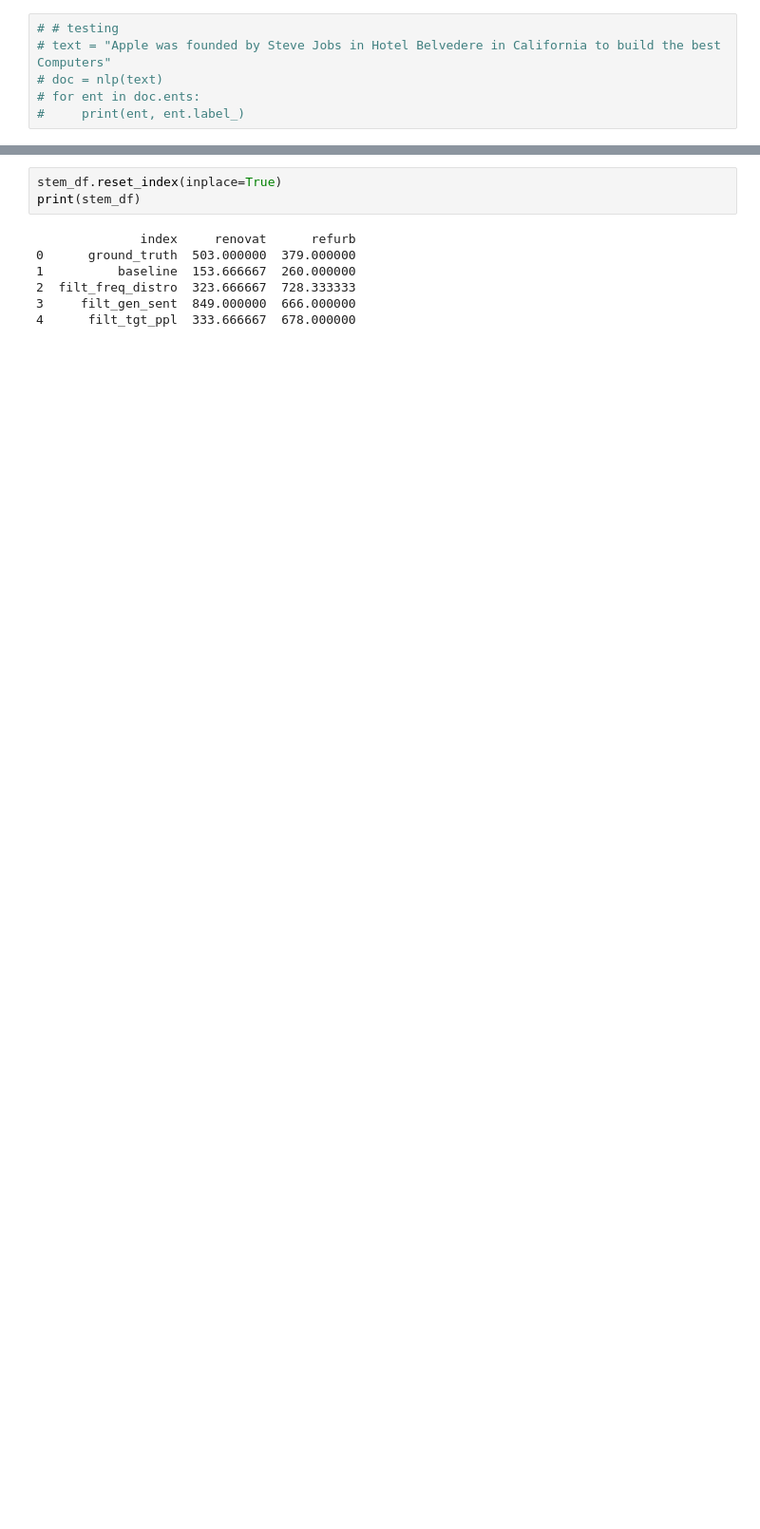
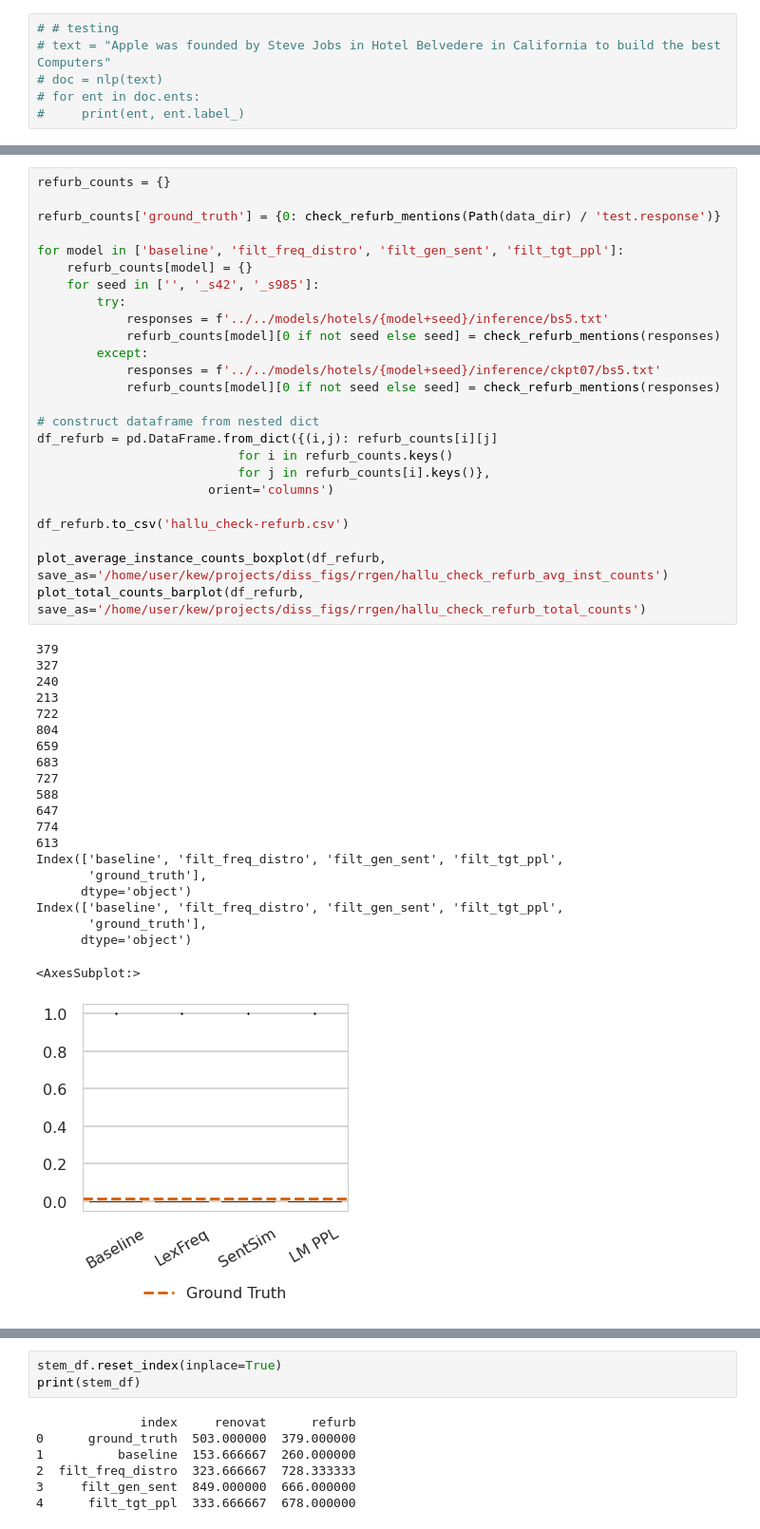
Before and after one commit to ZurichNLP/specific_hospo_respo, a Jupyter notebook: scripts/analyses/hallu_check.ipynb, the cells around one changed output, grey strips where cells are left out. Shown at 95% size. Cells and saved outputs as stored; diff of their text form; blank space fills up the shorter version.

```diff
--- a/scripts/analyses/hallu_check.ipynb
+++ b/scripts/analyses/hallu_check.ipynb
@@ -337,0 +295,47 @@ Index(['ground_truth', 'baseline', 'filt_freq_distro', 'filt_gen_sent',
+# %%
+refurb_counts = {}
+
+refurb_counts['ground_truth'] = {0: check_refurb_mentions(Path(data_dir) / 'test.response')}
+
+for model in ['baseline', 'filt_freq_distro', 'filt_gen_sent', 'filt_tgt_ppl']:
+    refurb_counts[model] = {}
+    for seed in ['', '_s42', '_s985']:
+        try:
+            responses = f'../../models/hotels/{model+seed}/inference/bs5.txt'
+            refurb_counts[model][0 if not seed else seed] = check_refurb_mentions(responses)
+        except:
+            responses = f'../../models/hotels/{model+seed}/inference/ckpt07/bs5.txt'
+            refurb_counts[model][0 if not seed else seed] = check_refurb_mentions(responses)
+
+# construct dataframe from nested dict
+df_refurb = pd.DataFrame.from_dict({(i,j): refurb_counts[i][j]
+                           for i in refurb_counts.keys()
+                           for j in refurb_counts[i].keys()},
+                       orient='columns')
+
+df_refurb.to_csv('hallu_check-refurb.csv')
+
+plot_average_instance_counts_boxplot(df_refurb, save_as='/home/user/kew/projects/diss_figs/rrgen/hallu_check_refurb_avg_inst_counts')
+plot_total_counts_barplot(df_refurb, save_as='/home/user/kew/projects/diss_figs/rrgen/hallu_check_refurb_total_counts')
+# %% [output]
+379
+327
+240
+213
+722
+804
+659
+683
+727
+588
+647
+774
+613
+Index(['baseline', 'filt_freq_distro', 'filt_gen_sent', 'filt_tgt_ppl',
+       'ground_truth'],
+      dtype='object')
+Index(['baseline', 'filt_freq_distro', 'filt_gen_sent', 'filt_tgt_ppl',
+       'ground_truth'],
+      dtype='object')
+<AxesSubplot:>
+[figure, added]
```
Also changed, not shown: parts of 15 cells of this notebook, 10 other files.
